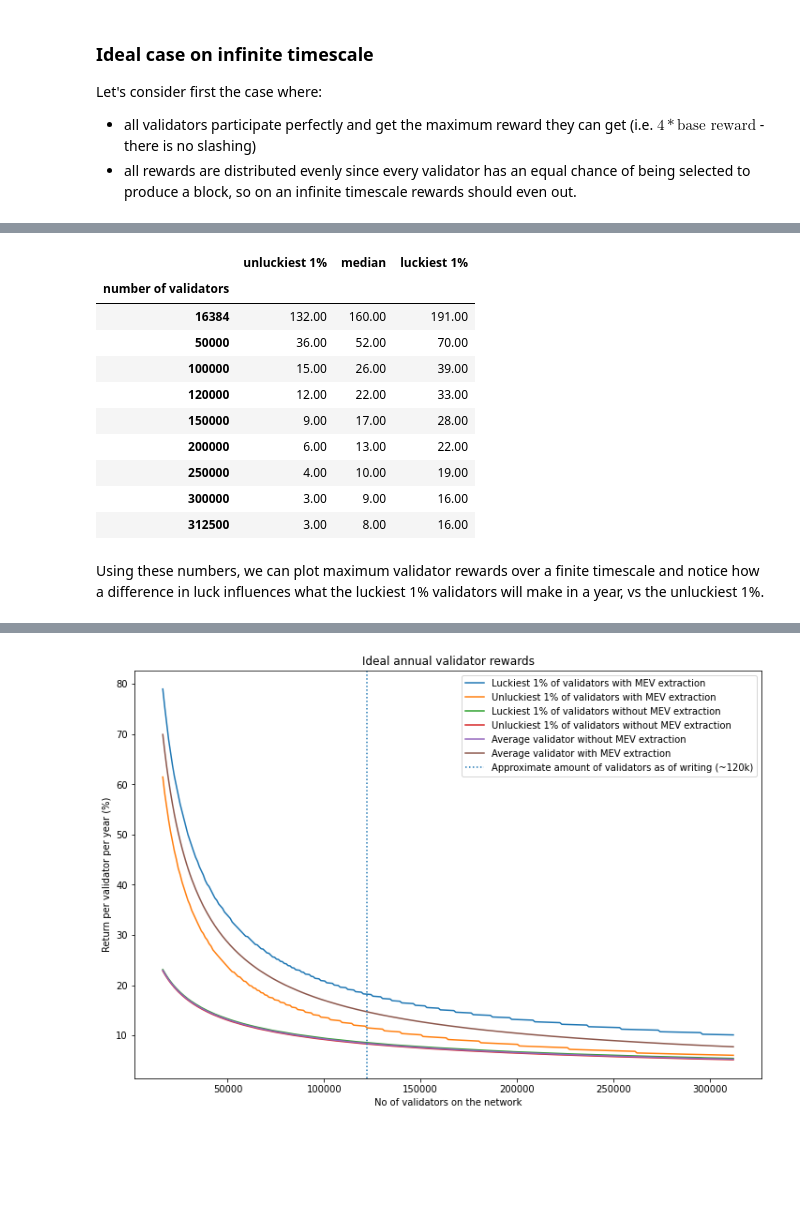
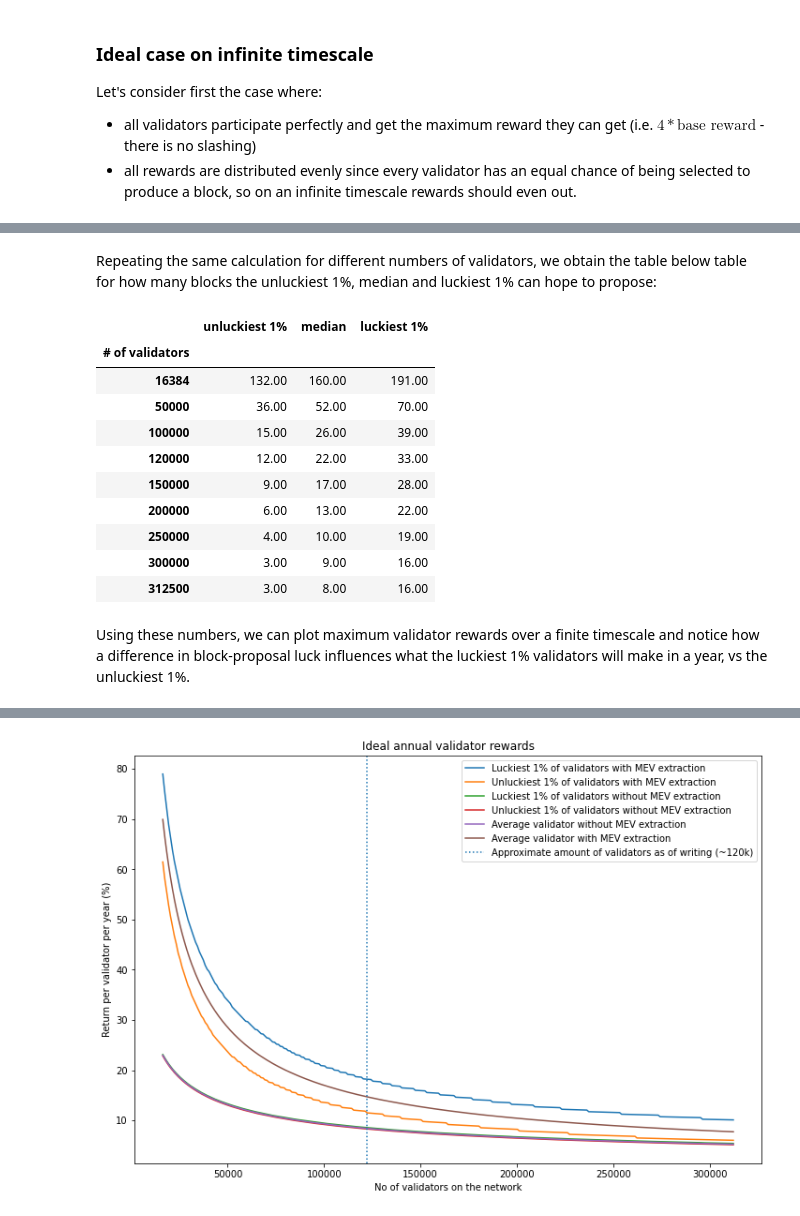
Before and after one commit to taarushv/eth2-mev-rewards, a Jupyter notebook: eth2-mev-calc.ipynb, the cells around one changed output, grey strips where cells are left out. Cells and saved outputs as stored; diff of their text form; code cells hidden in the pictures; blank space fills up the shorter version.

```diff
--- a/eth2-mev-calc.ipynb
+++ b/eth2-mev-calc.ipynb
@@ -141,22 +138,24 @@ Repeating the same calculation for different numbers of validators, we obtain th
+# %% [markdown]
+Repeating the same calculation for different numbers of validators, we obtain the table below table for how many blocks the unluckiest 1%, median and luckiest 1% can hope to propose:
 # %%
 # tabulate blocks proposed by unluckiest 1%, median, and luckiest 1% of validators over a year
 n_validators = [524288 // 32, 50000, 100000, 120000, 150000, 200000, 250000, 300000, 10000000 // 32]
 staked = [32 * n for n in n_validators] # ETH actively staked in the network
 
 data = {
-    'number of validators': n_validators,
+    '# of validators': n_validators,
     'unluckiest 1%': [(binom.ppf(0.01,31556952/12, 1/n)) for n in n_validators],
     'median':[(binom.ppf(0.5,31556952/12, 1/n)) for n in n_validators],
     'luckiest 1%': [(binom.ppf(0.99,31556952/12, 1/n)) for n in n_validators]
 }
 
 df = pd.DataFrame(data)
 
 pd.options.display.float_format = '{:,.2f}'.format
-df.set_index('number of validators')
+df.set_index('# of validators')
 # %% [output]
 |  | unluckiest 1% | median | luckiest 1% |
-| number of validators |  |  |  |
+| # of validators |  |  |  |
 | 16384 | 132.00 | 160.00 | 191.00 |
 | 50000 | 36.00 | 52.00 | 70.00 |
 | 100000 | 15.00 | 26.00 | 39.00 |
@@ -167,4 +166,4 @@ df.set_index('number of validators')
 | 300000 | 3.00 | 9.00 | 16.00 |
 | 312500 | 3.00 | 8.00 | 16.00 |
 # %% [markdown]
-Using these numbers, we can plot maximum validator rewards over a finite timescale and notice how a difference in luck influences what the luckiest 1% validators will make in a year, vs the unluckiest 1%.
+Using these numbers, we can plot maximum validator rewards over a finite timescale and notice how a difference in block-proposal luck influences what the luckiest 1% validators will make in a year, vs the unluckiest 1%.
```
Also changed, not shown: parts of 25 cells of this notebook, 1 other file.
